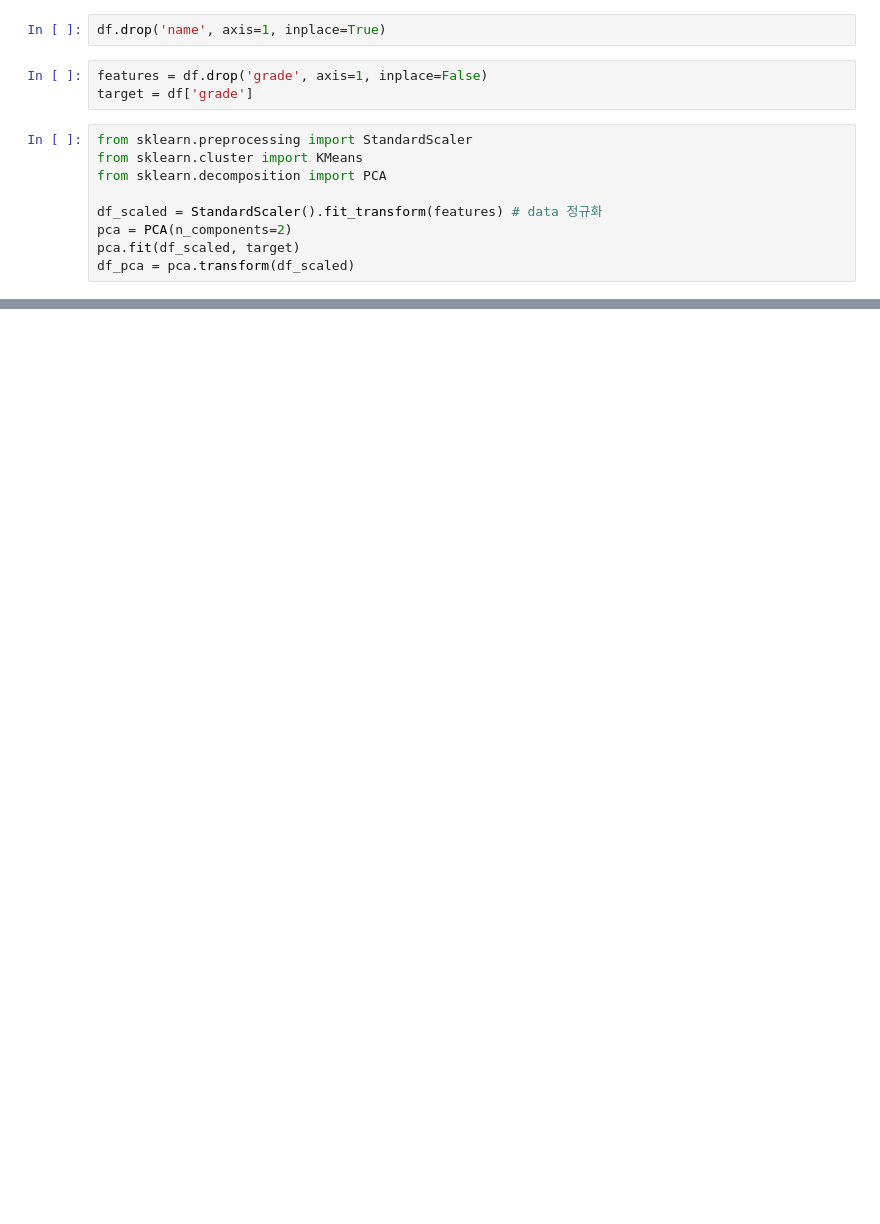
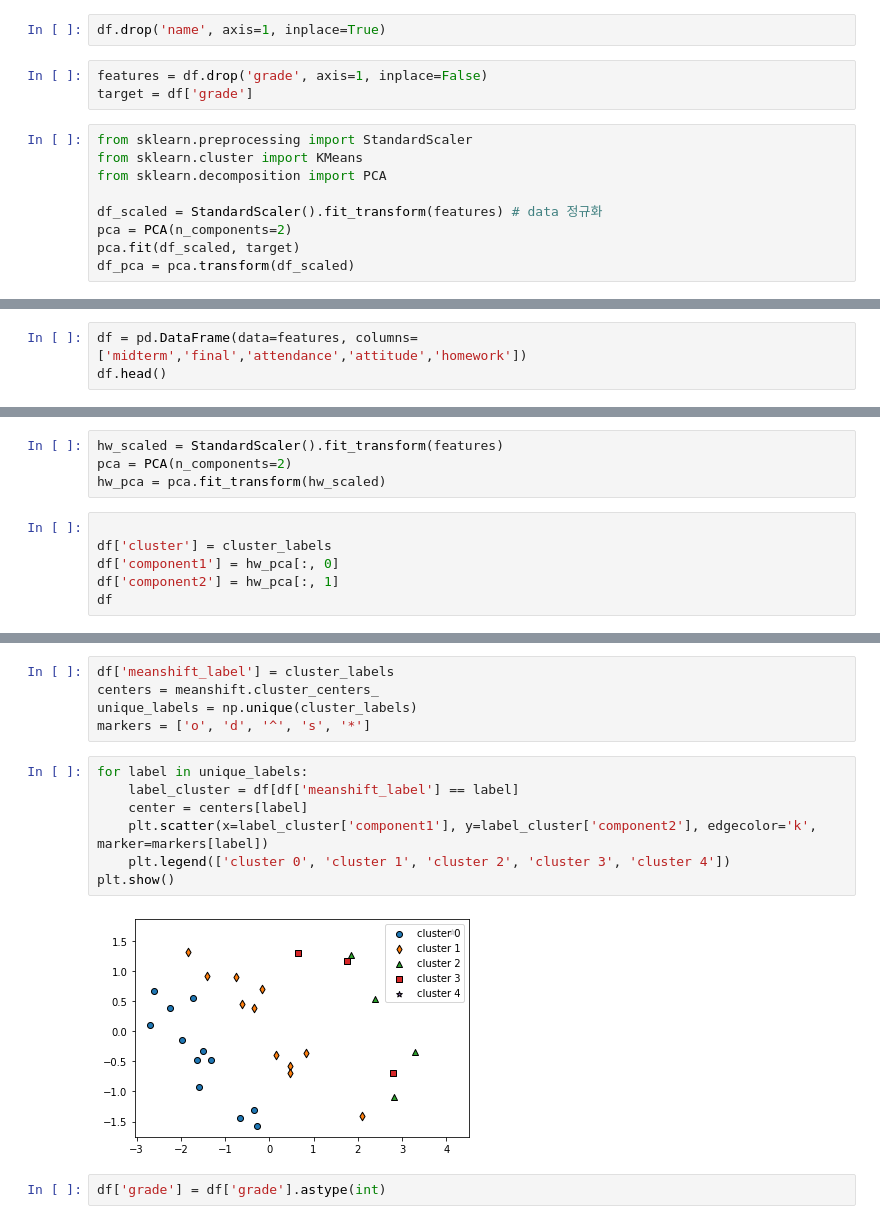
Before and after one commit to kangmincho1/Side-Projects, a Jupyter notebook: clustering.ipynb, the cells around one changed output, grey strips where cells are left out. Saved outputs shown, nothing was run; the diff lists cells and outputs as text; blank space fills up the shorter version.

```diff
--- a/clustering.ipynb
+++ b/clustering.ipynb
@@ -81,0 +178,3 @@ plt.show()
+# %%
+df = pd.DataFrame(data=features, columns=['midterm','final','attendance','attitude','homework'])
+df.head()
@@ -81,0 +188,10 @@ plt.show()
+# %%
+hw_scaled = StandardScaler().fit_transform(features)
+pca = PCA(n_components=2)
+hw_pca = pca.fit_transform(hw_scaled)
+# %%
+
+df['cluster'] = cluster_labels
+df['component1'] = hw_pca[:, 0]
+df['component2'] = hw_pca[:, 1]
+df
@@ -81,0 +216,16 @@ plt.show()
+# %%
+df['meanshift_label'] = cluster_labels
+centers = meanshift.cluster_centers_
+unique_labels = np.unique(cluster_labels)
+markers = ['o', 'd', '^', 's', '*']
+# %%
+for label in unique_labels:
+    label_cluster = df[df['meanshift_label'] == label]
+    center = centers[label]
+    plt.scatter(x=label_cluster['component1'], y=label_cluster['component2'], edgecolor='k', marker=markers[label])
+    plt.legend(['cluster 0', 'cluster 1', 'cluster 2', 'cluster 3', 'cluster 4'])
+plt.show()
+# %% [output]
+[figure, added]
+# %%
+df['grade'] = df['grade'].astype(int)
```
Also changed, not shown: parts of 22 cells of this notebook, 1 other file.
